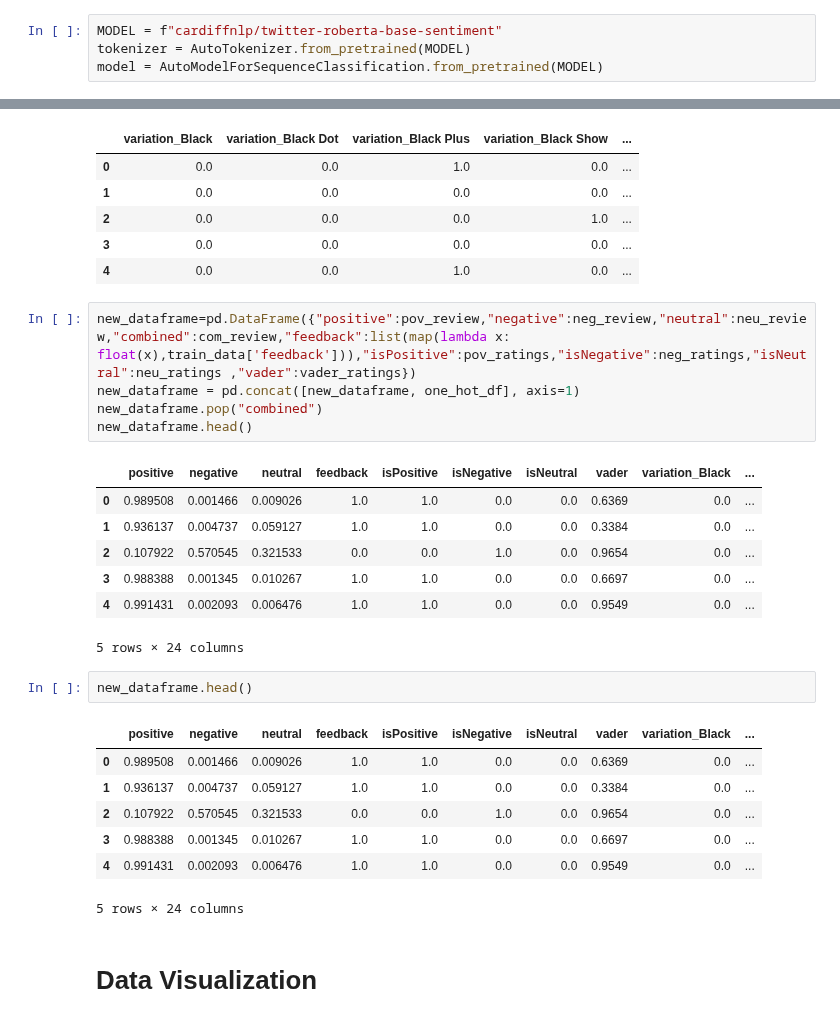
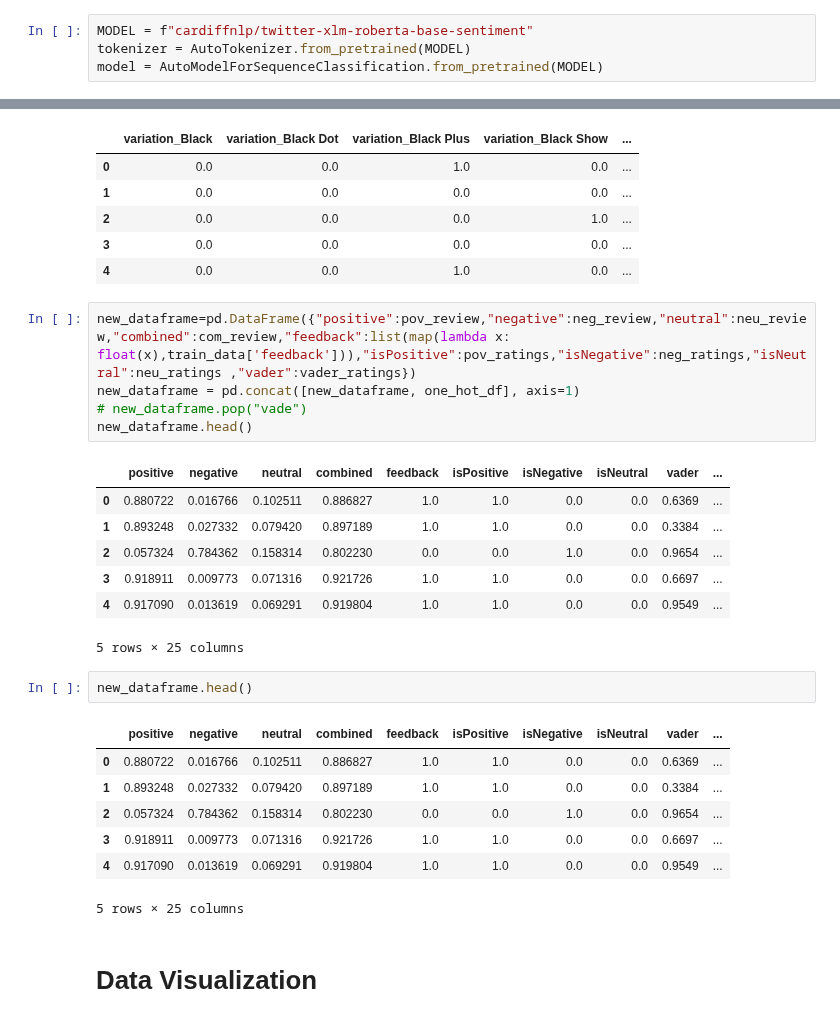
Before and after one commit to jgyfutub/Logical-Rhythm2023, a Jupyter notebook: anyanlptransformers.ipynb, the cells around one changed output, grey strips where cells are left out. Drawn from its saved outputs; the diff is of its cells as text.

```diff
--- a/anyanlptransformers.ipynb
+++ b/anyanlptransformers.ipynb
@@ -63,7 +65,7 @@ train_data.fillna({"verified_reviews":"no review"}, inplace=True)
 # %% [markdown]
 # ****Downloading RoBERTa transformer model****
 # %%
-MODEL = f"cardiffnlp/twitter-roberta-base-sentiment"
+MODEL = f"cardiffnlp/twitter-xlm-roberta-base-sentiment"
 tokenizer = AutoTokenizer.from_pretrained(MODEL)
 model = AutoModelForSequenceClassification.from_pretrained(MODEL)
 # %% [markdown]
@@ -133,26 +134,26 @@ one_hot_df.head()
 # %%
 new_dataframe=pd.DataFrame({"positive":pov_review,"negative":neg_review,"neutral":neu_review,"combined":com_review,"feedback":list(map(lambda x: float(x),train_data['feedback'])),"isPositive":pov_ratings,"isNegative":neg_ratings,"isNeutral":neu_ratings ,"vader":vader_ratings})
 new_dataframe = pd.concat([new_dataframe, one_hot_df], axis=1)
-new_dataframe.pop("combined")
+# new_dataframe.pop("vade")
 new_dataframe.head()
 # %% [output]
-|  | positive | negative | neutral | feedback | isPositive | isNegative | isNeutral | vader | variation_Black | ... |
-| 0 | 0.989508 | 0.001466 | 0.009026 | 1.0 | 1.0 | 0.0 | 0.0 | 0.6369 | 0.0 | ... |
-| 1 | 0.936137 | 0.004737 | 0.059127 | 1.0 | 1.0 | 0.0 | 0.0 | 0.3384 | 0.0 | ... |
-| 2 | 0.107922 | 0.570545 | 0.321533 | 0.0 | 0.0 | 1.0 | 0.0 | 0.9654 | 0.0 | ... |
-| 3 | 0.988388 | 0.001345 | 0.010267 | 1.0 | 1.0 | 0.0 | 0.0 | 0.6697 | 0.0 | ... |
-| 4 | 0.991431 | 0.002093 | 0.006476 | 1.0 | 1.0 | 0.0 | 0.0 | 0.9549 | 0.0 | ... |
+|  | positive | negative | neutral | combined | feedback | isPositive | isNegative | isNeutral | vader | ... |
+| 0 | 0.880722 | 0.016766 | 0.102511 | 0.886827 | 1.0 | 1.0 | 0.0 | 0.0 | 0.6369 | ... |
+| 1 | 0.893248 | 0.027332 | 0.079420 | 0.897189 | 1.0 | 1.0 | 0.0 | 0.0 | 0.3384 | ... |
+| 2 | 0.057324 | 0.784362 | 0.158314 | 0.802230 | 0.0 | 0.0 | 1.0 | 0.0 | 0.9654 | ... |
+| 3 | 0.918911 | 0.009773 | 0.071316 | 0.921726 | 1.0 | 1.0 | 0.0 | 0.0 | 0.6697 | ... |
+| 4 | 0.917090 | 0.013619 | 0.069291 | 0.919804 | 1.0 | 1.0 | 0.0 | 0.0 | 0.9549 | ... |
-5 rows × 24 columns
+5 rows × 25 columns
 # %%
 new_dataframe.head()
 # %% [output]
-|  | positive | negative | neutral | feedback | isPositive | isNegative | isNeutral | vader | variation_Black | ... |
-| 0 | 0.989508 | 0.001466 | 0.009026 | 1.0 | 1.0 | 0.0 | 0.0 | 0.6369 | 0.0 | ... |
-| 1 | 0.936137 | 0.004737 | 0.059127 | 1.0 | 1.0 | 0.0 | 0.0 | 0.3384 | 0.0 | ... |
-| 2 | 0.107922 | 0.570545 | 0.321533 | 0.0 | 0.0 | 1.0 | 0.0 | 0.9654 | 0.0 | ... |
-| 3 | 0.988388 | 0.001345 | 0.010267 | 1.0 | 1.0 | 0.0 | 0.0 | 0.6697 | 0.0 | ... |
-| 4 | 0.991431 | 0.002093 | 0.006476 | 1.0 | 1.0 | 0.0 | 0.0 | 0.9549 | 0.0 | ... |
+|  | positive | negative | neutral | combined | feedback | isPositive | isNegative | isNeutral | vader | ... |
+| 0 | 0.880722 | 0.016766 | 0.102511 | 0.886827 | 1.0 | 1.0 | 0.0 | 0.0 | 0.6369 | ... |
+| 1 | 0.893248 | 0.027332 | 0.079420 | 0.897189 | 1.0 | 1.0 | 0.0 | 0.0 | 0.3384 | ... |
+| 2 | 0.057324 | 0.784362 | 0.158314 | 0.802230 | 0.0 | 0.0 | 1.0 | 0.0 | 0.9654 | ... |
+| 3 | 0.918911 | 0.009773 | 0.071316 | 0.921726 | 1.0 | 1.0 | 0.0 | 0.0 | 0.6697 | ... |
+| 4 | 0.917090 | 0.013619 | 0.069291 | 0.919804 | 1.0 | 1.0 | 0.0 | 0.0 | 0.9549 | ... |
-5 rows × 24 columns
+5 rows × 25 columns
 # %% [markdown]
 # ****Data Visualization****
 # %%
```
Also changed, not shown: parts of 17 cells of this notebook.
